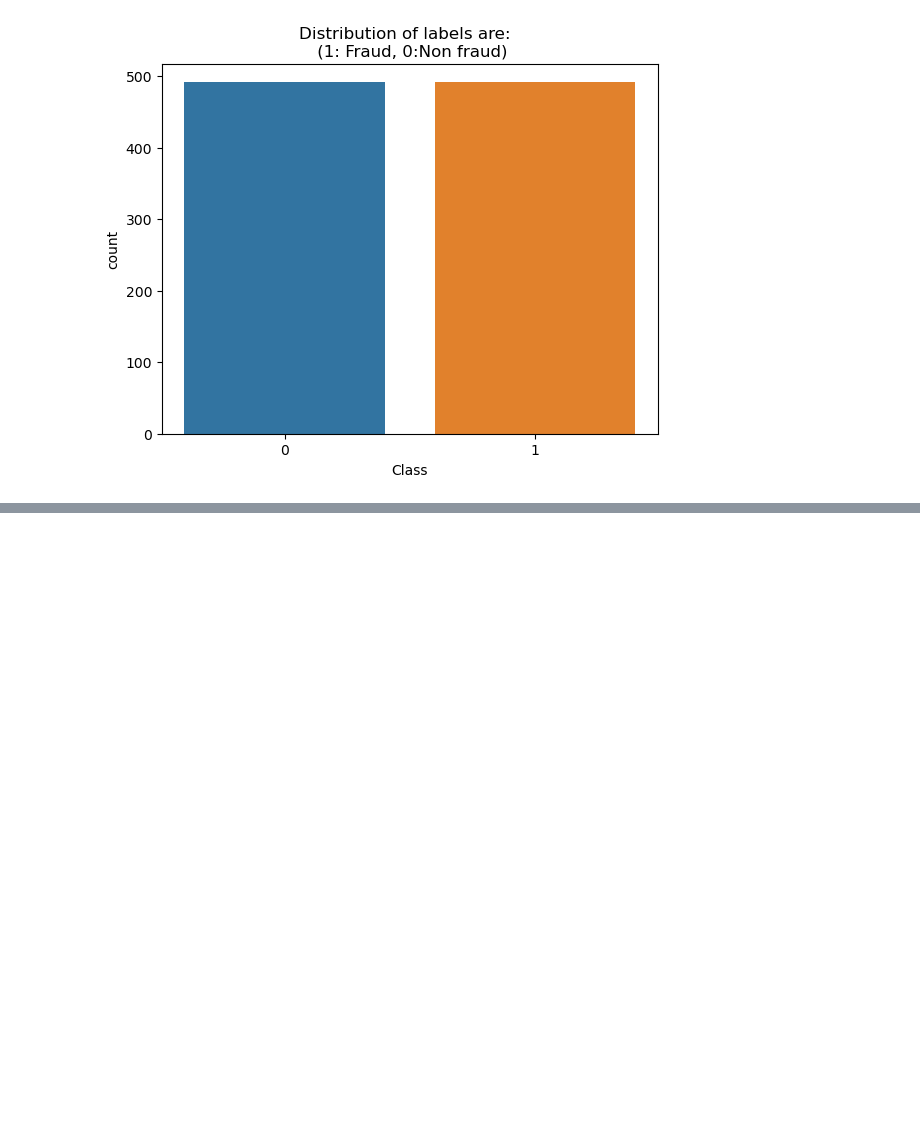
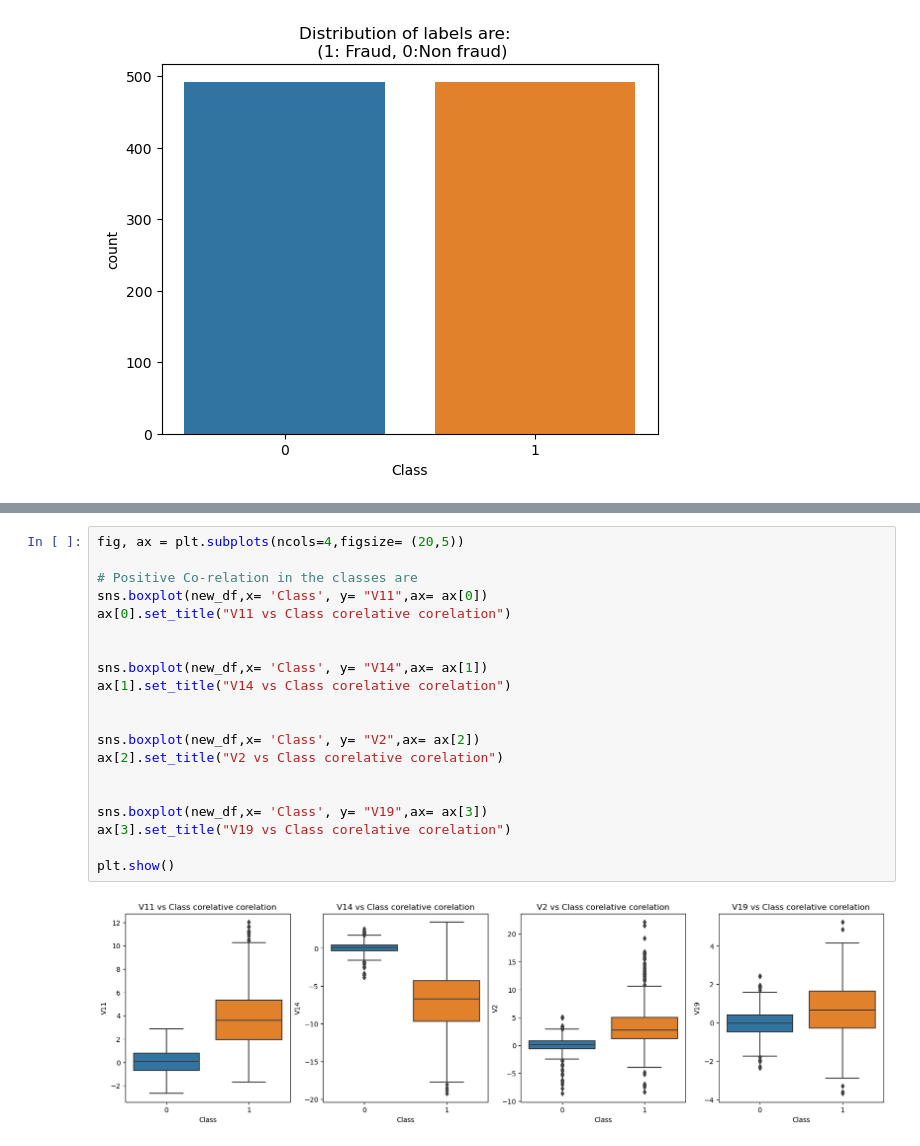
Before and after one commit to uservipin/credit_card_risk_analysis, a Jupyter notebook: credit card risk.ipynb, the cells around one changed output, grey strips where cells are left out. Drawn from its saved outputs; the diff is of its cells as text; blank space fills up the shorter version.

```diff
--- a/credit card risk.ipynb
+++ b/credit card risk.ipynb
@@ -282,0 +339,22 @@ plt.plot()
+# %%
+fig, ax = plt.subplots(ncols=4,figsize= (20,5))
+
+# Positive Co-relation in the classes are
+sns.boxplot(new_df,x= 'Class', y= "V11",ax= ax[0])
+ax[0].set_title("V11 vs Class corelative corelation")
+
+
+sns.boxplot(new_df,x= 'Class', y= "V14",ax= ax[1])
+ax[1].set_title("V14 vs Class corelative corelation")
+
+
+sns.boxplot(new_df,x= 'Class', y= "V2",ax= ax[2])
+ax[2].set_title("V2 vs Class corelative corelation")
+
+
+sns.boxplot(new_df,x= 'Class', y= "V19",ax= ax[3])
+ax[3].set_title("V19 vs Class corelative corelation")
+
+plt.show()
+# %% [output]
+[figure, added]
```
Also changed, not shown: parts of 30 cells of this notebook.
